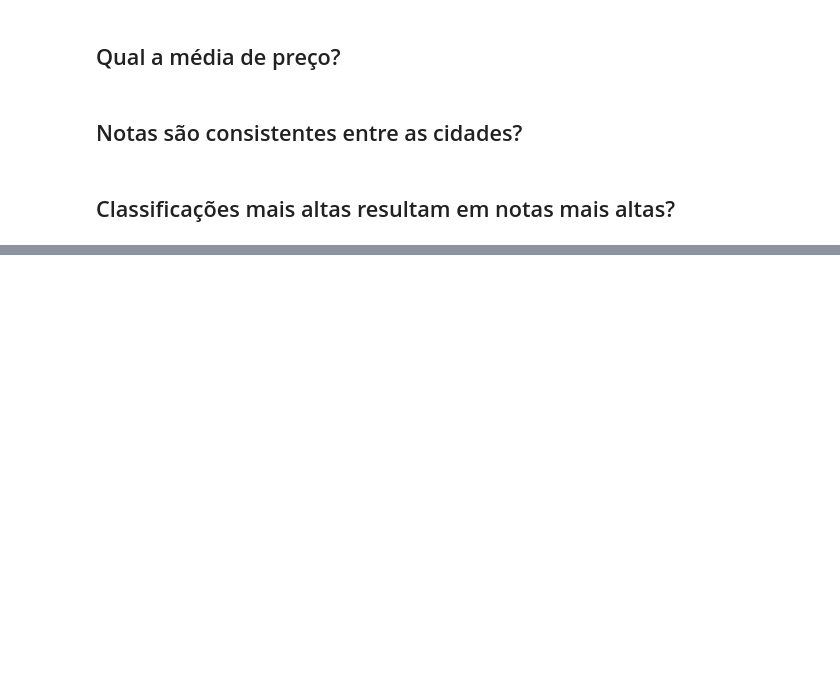
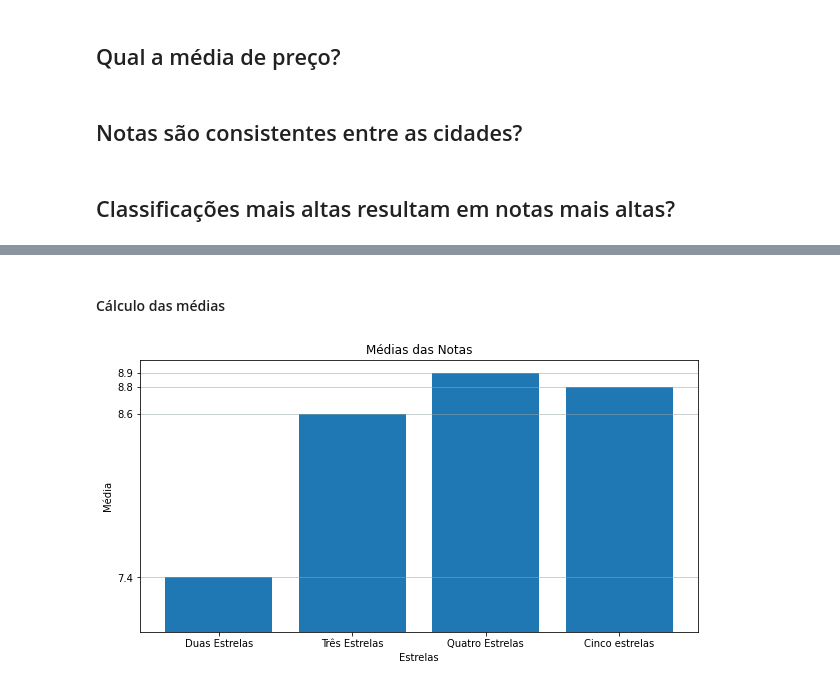
Before and after one commit to vitoriavianna/icd_a2, a Jupyter notebook: main.ipynb, the cells around one changed output, grey strips where cells are left out. Drawn from its saved outputs; the diff is of its cells as text; code cells hidden in the pictures; blank space fills up the shorter version.

Commit message:
resposta media notas

```diff
--- a/main.ipynb
+++ b/main.ipynb
@@ -42,0 +52,23 @@ data
+# %% [markdown]
+#### Cálculo das médias
+# %%
+def get_average_rating(rating):
+    filtered = data[(data["Hotel star rating"] == rating)]
+    amount = len(filtered["Customer rating"])
+    rating_sum = sum(filtered["Customer rating"])
+
+    return round((rating_sum * 10 / amount))/10
+
+averages = map(lambda n: get_average_rating(n) - 7, [2,3,4,5])
+
+fig, ax = plt.subplots(figsize = (10,5))
+ax.bar(x = ["Duas Estrelas", "Três Estrelas", "Quatro Estrelas", "Cinco estrelas"],
+       height = list(averages), bottom=7)
+
+ax.set(title = "Médias das Notas", xlabel = "Estrelas", ylabel = "Média")
+
+plt.yticks([7.4, 8.6, 8.9, 8.8])
+plt.grid(color='#95a5a6', linestyle='-', linewidth=1, axis='y', alpha=0.5)
+plt.show()
+# %% [output]
+[figure, added]
```
Also changed, not shown: parts of 5 cells of this notebook.
